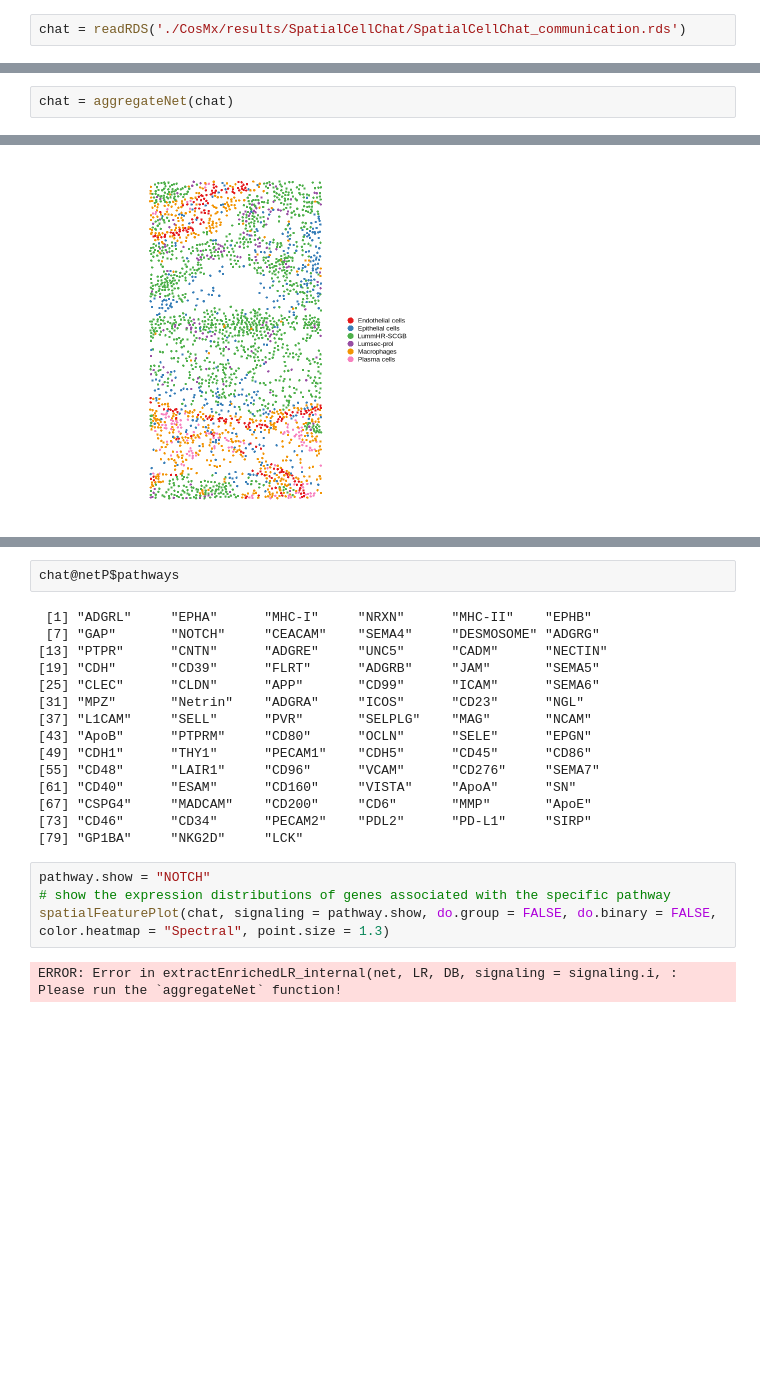
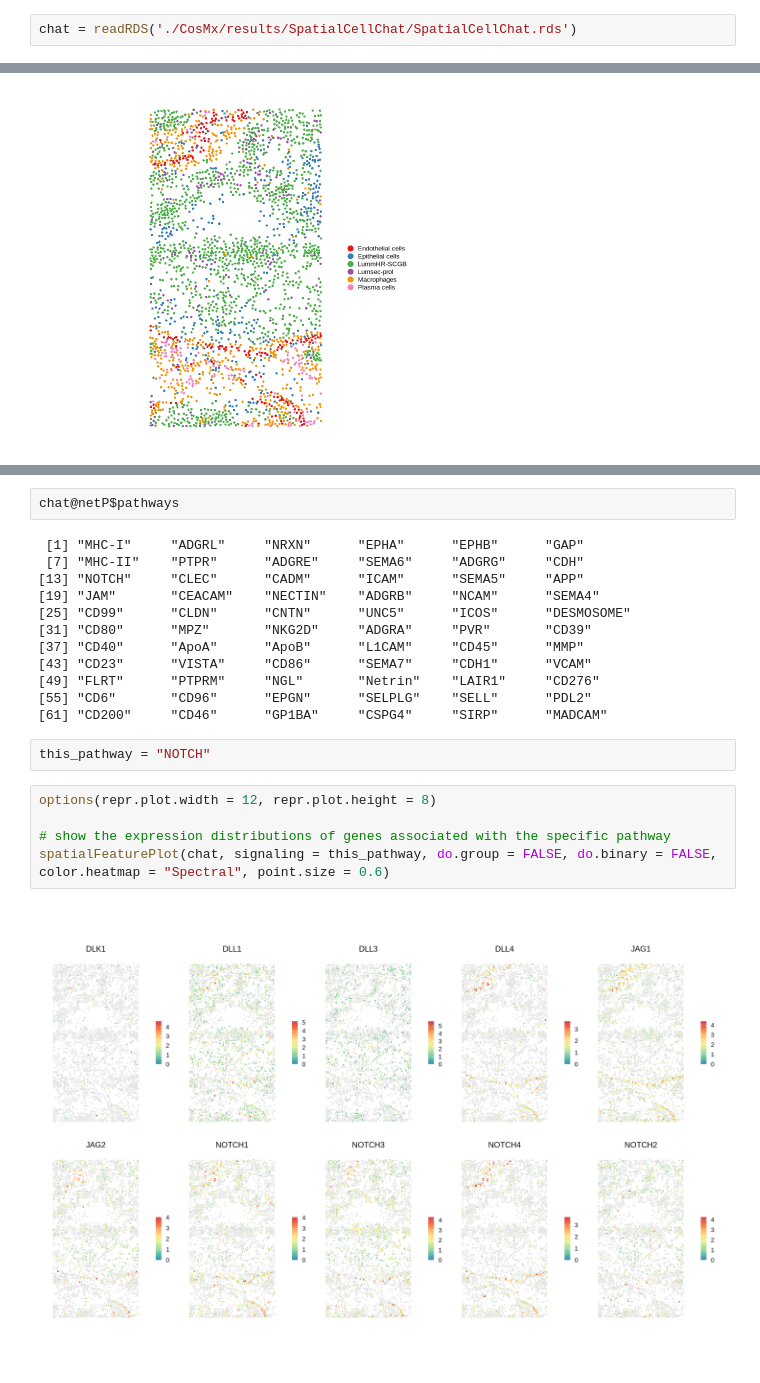
Before and after one commit to CRI-Biocore/Spatial_Transcriptomics_GeoMx_CosMx_2026, a Jupyter notebook: CosMx/codes/4_cosmx_spatial_cell_com.ipynb, the cells around one changed output, grey strips where cells are left out. Cells and saved outputs as stored; diff of their text form; blank space fills up the shorter version.

```diff
--- a/CosMx/codes/4_cosmx_spatial_cell_com.ipynb
+++ b/CosMx/codes/4_cosmx_spatial_cell_com.ipynb
@@ -295,7 +301,7 @@ saveRDS(chat, file = file.path(out_dir, "chat_computeCommunProb.rds"))
 # %% [markdown]
 ## Network - Post-script
 # %%
-chat = readRDS('./CosMx/results/SpatialCellChat/SpatialCellChat_communication.rds')
+chat = readRDS('./CosMx/results/SpatialCellChat/SpatialCellChat.rds')
 # %%
 chat
 # %% [output]
@@ -328,2 +318,0 @@ NULL
-# %%
-chat = aggregateNet(chat)
@@ -357,23 +344,23 @@ List of 5
 # %%
 chat@netP$pathways
 # %% [output]
- [1] "ADGRL"     "EPHA"      "MHC-I"     "NRXN"      "MHC-II"    "EPHB"
- [7] "GAP"       "NOTCH"     "CEACAM"    "SEMA4"     "DESMOSOME" "ADGRG"
-[13] "PTPR"      "CNTN"      "ADGRE"     "UNC5"      "CADM"      "NECTIN"
-[19] "CDH"       "CD39"      "FLRT"      "ADGRB"     "JAM"       "SEMA5"
-[25] "CLEC"      "CLDN"      "APP"       "CD99"      "ICAM"      "SEMA6"
-[31] "MPZ"       "Netrin"    "ADGRA"     "ICOS"      "CD23"      "NGL"
-[37] "L1CAM"     "SELL"      "PVR"       "SELPLG"    "MAG"       "NCAM"
-[43] "ApoB"      "PTPRM"     "CD80"      "OCLN"      "SELE"      "EPGN"
-[49] "CDH1"      "THY1"      "PECAM1"    "CDH5"      "CD45"      "CD86"
-[55] "CD48"      "LAIR1"     "CD96"      "VCAM"      "CD276"     "SEMA7"
-[61] "CD40"      "ESAM"      "CD160"     "VISTA"     "ApoA"      "SN"
-[67] "CSPG4"     "MADCAM"    "CD200"     "CD6"       "MMP"       "ApoE"
-[73] "CD46"      "CD34"      "PECAM2"    "PDL2"      "PD-L1"     "SIRP"
-[79] "GP1BA"     "NKG2D"     "LCK"
+ [1] "MHC-I"     "ADGRL"     "NRXN"      "EPHA"      "EPHB"      "GAP"
+ [7] "MHC-II"    "PTPR"      "ADGRE"     "SEMA6"     "ADGRG"     "CDH"
+[13] "NOTCH"     "CLEC"      "CADM"      "ICAM"      "SEMA5"     "APP"
+[19] "JAM"       "CEACAM"    "NECTIN"    "ADGRB"     "NCAM"      "SEMA4"
+[25] "CD99"      "CLDN"      "CNTN"      "UNC5"      "ICOS"      "DESMOSOME"
+[31] "CD80"      "MPZ"       "NKG2D"     "ADGRA"     "PVR"       "CD39"
+[37] "CD40"      "ApoA"      "ApoB"      "L1CAM"     "CD45"      "MMP"
+[43] "CD23"      "VISTA"     "CD86"      "SEMA7"     "CDH1"      "VCAM"
+[49] "FLRT"      "PTPRM"     "NGL"       "Netrin"    "LAIR1"     "CD276"
+[55] "CD6"       "CD96"      "EPGN"      "SELPLG"    "SELL"      "PDL2"
+[61] "CD200"     "CD46"      "GP1BA"     "CSPG4"     "SIRP"      "MADCAM"
+# %%
+this_pathway = "NOTCH"
 # %%
-pathway.show = "NOTCH"
+options(repr.plot.width = 12, repr.plot.height = 8)
+
 # show the expression distributions of genes associated with the specific pathway
-spatialFeaturePlot(chat, signaling = pathway.show, do.group = FALSE, do.binary = FALSE, color.heatmap = "Spectral", point.size = 1.3)
+spatialFeaturePlot(chat, signaling = this_pathway, do.group = FALSE, do.binary = FALSE, color.heatmap = "Spectral", point.size = 0.6)
 # %% [output]
-ERROR: Error in extractEnrichedLR_internal(net, LR, DB, signaling = signaling.i, : Please run the `aggregateNet` function!
+[figure, added]
```
Also changed, not shown: parts of 24 cells of this notebook, 15 other files.
